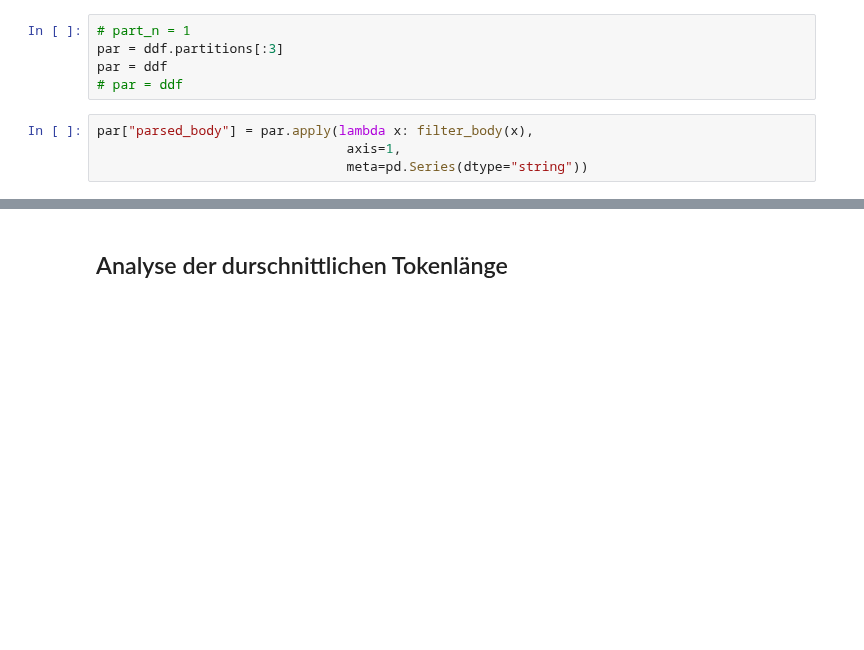
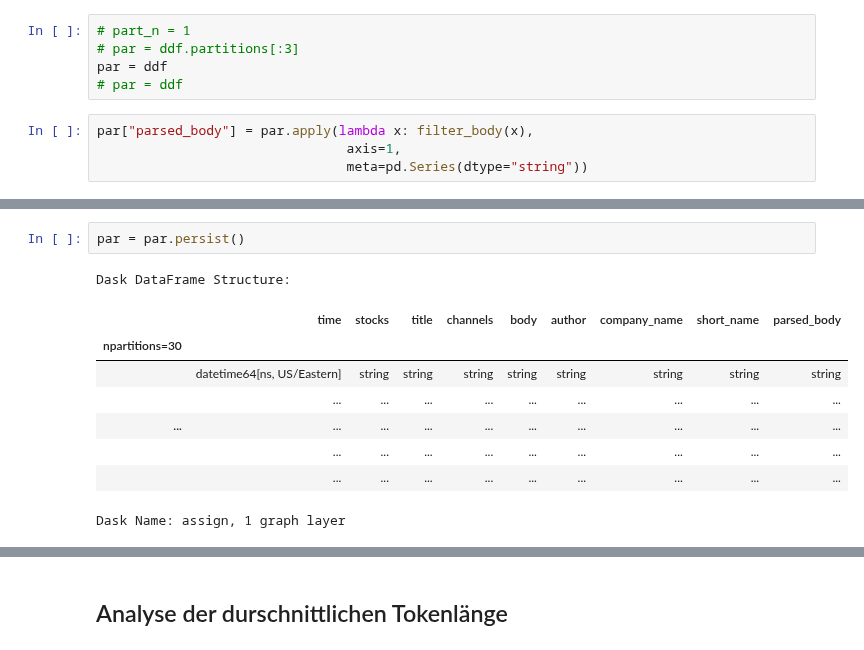
Before and after one commit to adrianbeer/LLM-News-Trading, a Jupyter notebook: src/benzing_news_parser.ipynb, the cells around one changed output, grey strips where cells are left out. Cells and saved outputs as stored; diff of their text form; blank space fills up the shorter version.

```diff
--- a/src/benzing_news_parser.ipynb
+++ b/src/benzing_news_parser.ipynb
@@ -659,7 +666,7 @@ def handle_timezone(x):
 ddf["time"] = ddf["time"].map(lambda x: handle_timezone(pd.to_datetime(x)), meta=pd.Series(dtype="datetime64[ns, US/Eastern]"))
 # %%
 # part_n = 1
-par = ddf.partitions[:3]
+# par = ddf.partitions[:3]
 par = ddf
 # par = ddf
 # %%
@@ -710,0 +679,12 @@ RuntimeError: No ready pods found
+# %%
+par = par.persist()
+# %% [output]
+Dask DataFrame Structure:
+|  | time | stocks | title | channels | body | author | company_name | short_name | parsed_body |
+| npartitions=30 |  |  |  |  |  |  |  |  |  |
+|  | datetime64[ns, US/Eastern] | string | string | string | string | string | string | string | string |
+|  | ... | ... | ... | ... | ... | ... | ... | ... | ... |
+| ... | ... | ... | ... | ... | ... | ... | ... | ... | ... |
+|  | ... | ... | ... | ... | ... | ... | ... | ... | ... |
+|  | ... | ... | ... | ... | ... | ... | ... | ... | ... |
+Dask Name: assign, 1 graph layer
```
Also changed, not shown: parts of 11 cells of this notebook, 3 other files.
